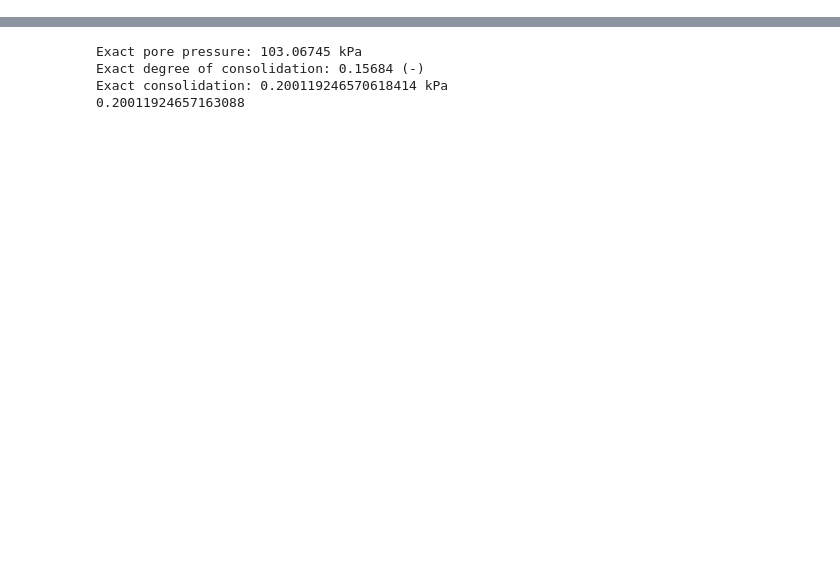
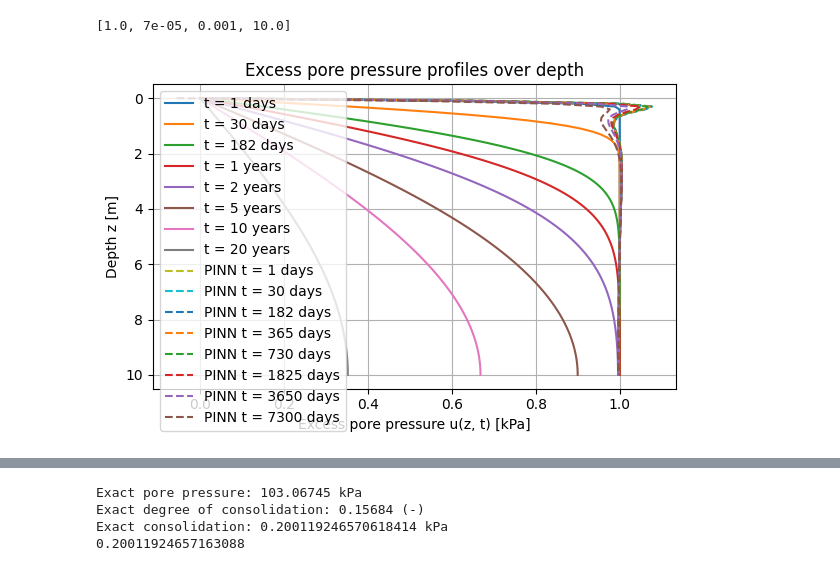
Before and after one commit to jolu2111/Master_thesis, a Jupyter notebook: Code/00_main_terzhagi.ipynb, the cells around one changed output, grey strips where cells are left out. Saved outputs shown, nothing was run; the diff lists cells and outputs as text; code cells hidden in the pictures; blank space fills up the shorter version.

```diff
--- a/Code/00_main_terzhagi.ipynb
+++ b/Code/00_main_terzhagi.ipynb
@@ -142,0 +442,50 @@ params=initialize_param(5000,distribute=['m','mu','k','y0','v0'],specs=specs, no
+# %%
+N = 100
+
+z_test = np.linspace(0, 10, N)  # depth points to evaluate the model at
+z_coll = torch.linspace(0, 1, N).view(-1,1)
+
+test_values = [
+    specs['load']['mean'],
+    specs['k']['mean'],
+    specs['mv']['mean'],
+    specs['H']['mean'] + specs['H']['std'] * 0  # Adding some noise to H
+]
+input_test_params = make_input_params(z_test, test_values, params['norm_info'])
+print(test_values)
+# %% [output]
+[1.0, 7e-05, 0.001, 10.0]
+# %%
+times = [1, 30, 182, 365, 2 * 365, 5 * 365, 10 * 365, 20 * 365]
+
+# Create a new figure
+plt.figure(figsize=(6, 4))
+
+# Compute and plot pore pressure profiles over depth for each time
+for i in range(len(times)):
+    u_vals = analytical_excess_porepressure(times[i], z_test, *test_values)
+    label = f"t = {times[i] // 365} years" if times[i] >= 365 else f"t = {times[i]} days"
+    plt.plot(u_vals, z_test, label=label)
+
+# Compute and plot pore pressure profiles using the PINN model
+for time in times:
+    time_tensor = torch.tensor([time/365/10], dtype=torch.float32).view(-1, 1)
+    expanded_time_tensor = time_tensor.expand_as(z_coll)
+    u_pred = vanilla_model(
+        expanded_time_tensor,
+        z_coll,
+        *input_test_params
+    ).detach().numpy()
+    plt.plot(u_pred, z_test, label=f"PINN t = {time} days", linestyle='--')
+
+# Add labels, title, and legend
+plt.xlabel("Excess pore pressure u(z, t) [kPa]")
+plt.ylabel("Depth z [m]")
+plt.title("Excess pore pressure profiles over depth")
+plt.grid(True)
+plt.legend()
+plt.gca().invert_yaxis()  # Invert the y-axis
+plt.tight_layout()
+plt.show()
+# %% [output]
+[figure, added]
```
Also changed, not shown: parts of 11 cells of this notebook, 9 other files.
